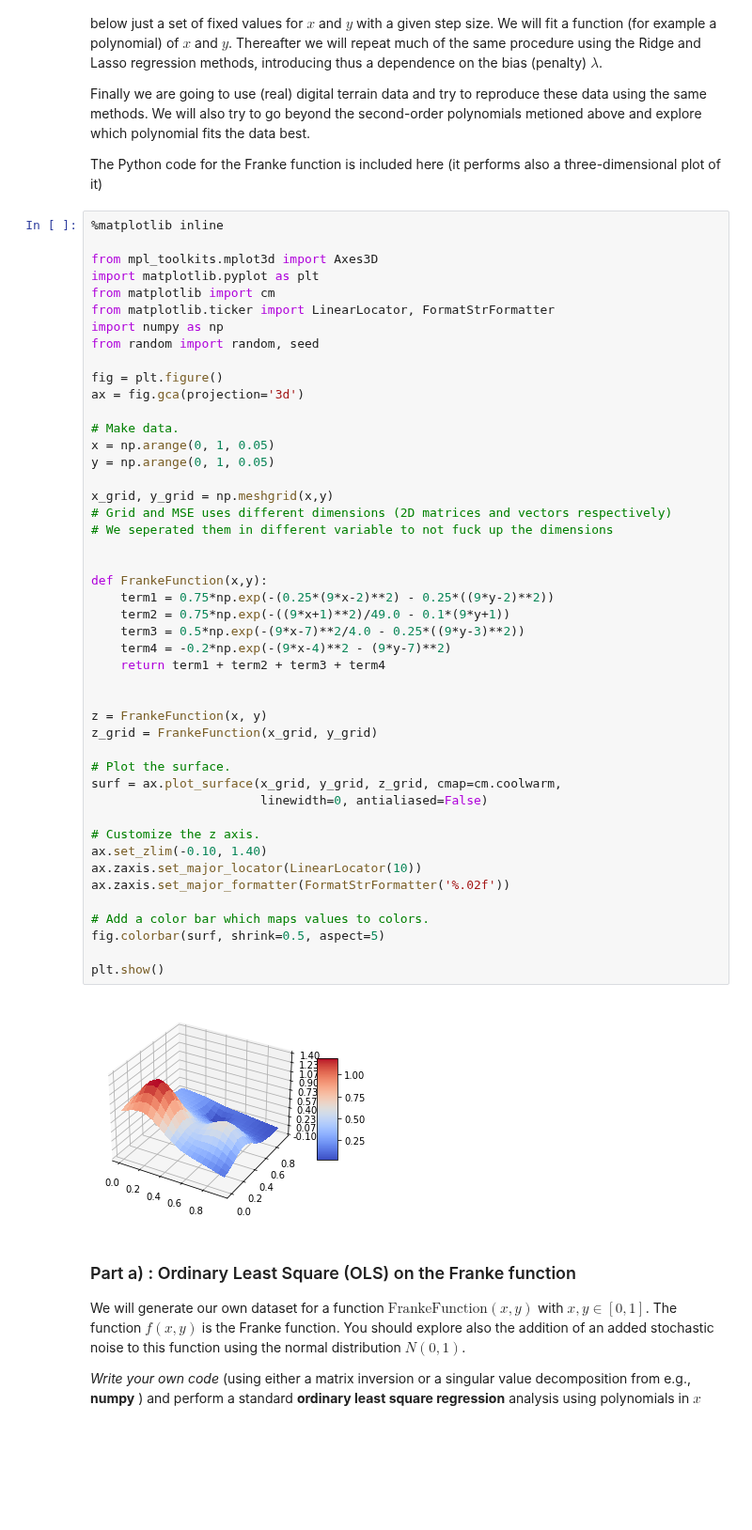
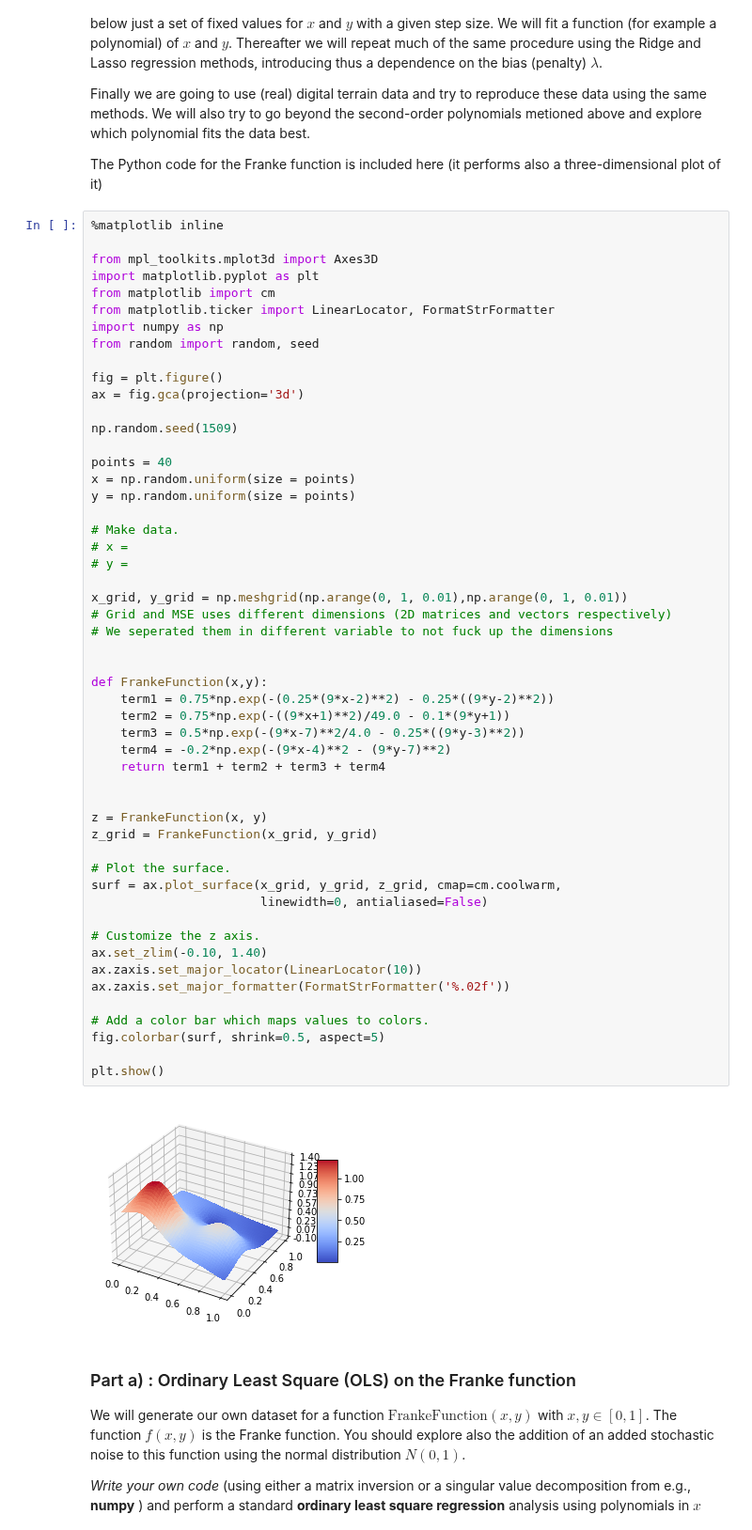
Before and after one commit to Sofriet/Project1data-ml, a Jupyter notebook: Project1.ipynb, the cells around one changed output. Shown at 94% size. Cells and saved outputs as stored; diff of their text form; blank space fills up the shorter version.

```diff
--- a/Project1.ipynb
+++ b/Project1.ipynb
@@ -116,41 +116,47 @@ from random import random, seed
 fig = plt.figure()
 ax = fig.gca(projection='3d')
 
+np.random.seed(1509)
+
+points = 40
+x = np.random.uniform(size = points)
+y = np.random.uniform(size = points)
+
 # Make data.
-x = np.arange(0, 1, 0.05)
-y = np.arange(0, 1, 0.05)
+# x =
+# y =
 
-x_grid, y_grid = np.meshgrid(x,y)
+x_grid, y_grid = np.meshgrid(np.arange(0, 1, 0.01),np.arange(0, 1, 0.01))
 # Grid and MSE uses different dimensions (2D matrices and vectors respectively)
 # We seperated them in different variable to not fuck up the dimensions
 
 
 def FrankeFunction(x,y):
     term1 = 0.75*np.exp(-(0.25*(9*x-2)**2) - 0.25*((9*y-2)**2))
     term2 = 0.75*np.exp(-((9*x+1)**2)/49.0 - 0.1*(9*y+1))
     term3 = 0.5*np.exp(-(9*x-7)**2/4.0 - 0.25*((9*y-3)**2))
     term4 = -0.2*np.exp(-(9*x-4)**2 - (9*y-7)**2)
     return term1 + term2 + term3 + term4
 
 
 z = FrankeFunction(x, y)
 z_grid = FrankeFunction(x_grid, y_grid)
 
 # Plot the surface.
 surf = ax.plot_surface(x_grid, y_grid, z_grid, cmap=cm.coolwarm,
                        linewidth=0, antialiased=False)
 
 # Customize the z axis.
 ax.set_zlim(-0.10, 1.40)
 ax.zaxis.set_major_locator(LinearLocator(10))
 ax.zaxis.set_major_formatter(FormatStrFormatter('%.02f'))
 
 # Add a color bar which maps values to colors.
 fig.colorbar(surf, shrink=0.5, aspect=5)
 
 plt.show()
 # %% [output]
-[figure, old version]
+[figure, new version]
 # %% [markdown]
 ### Part a) : Ordinary Least Square (OLS) on the Franke function
 
```
Also changed, not shown: parts of 8 cells of this notebook.
